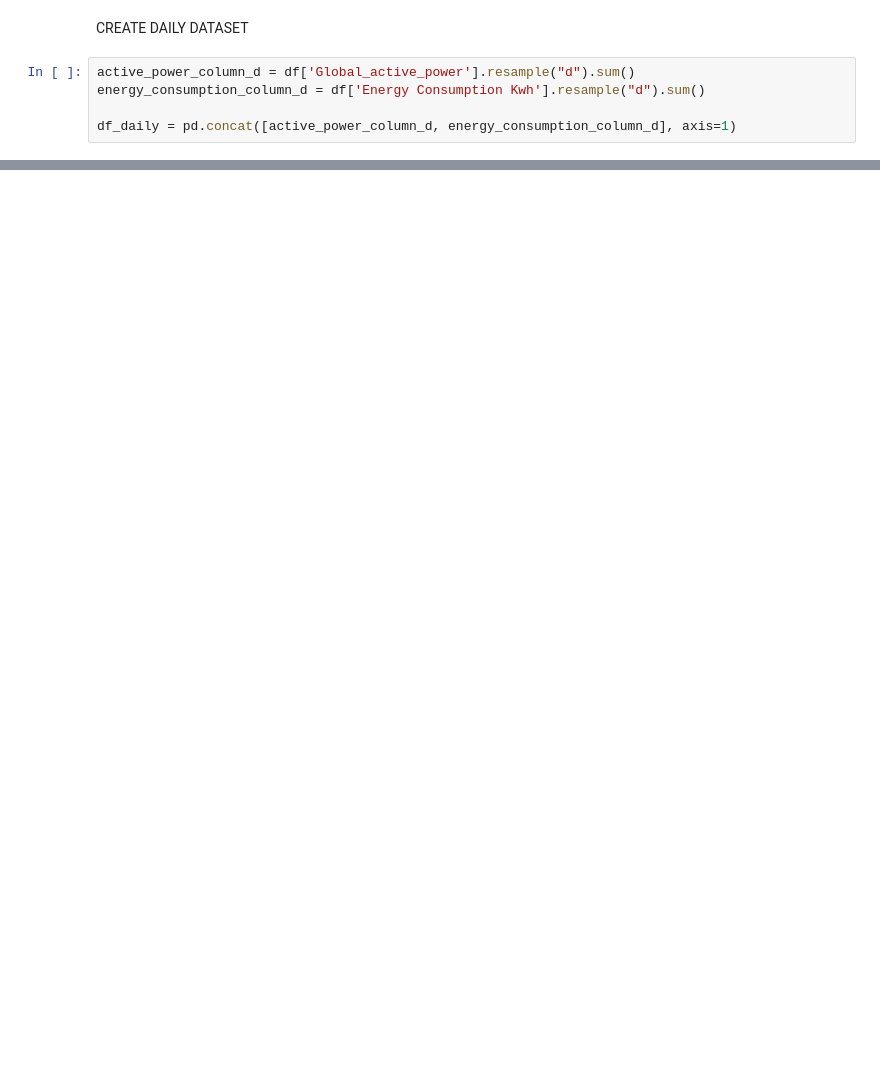
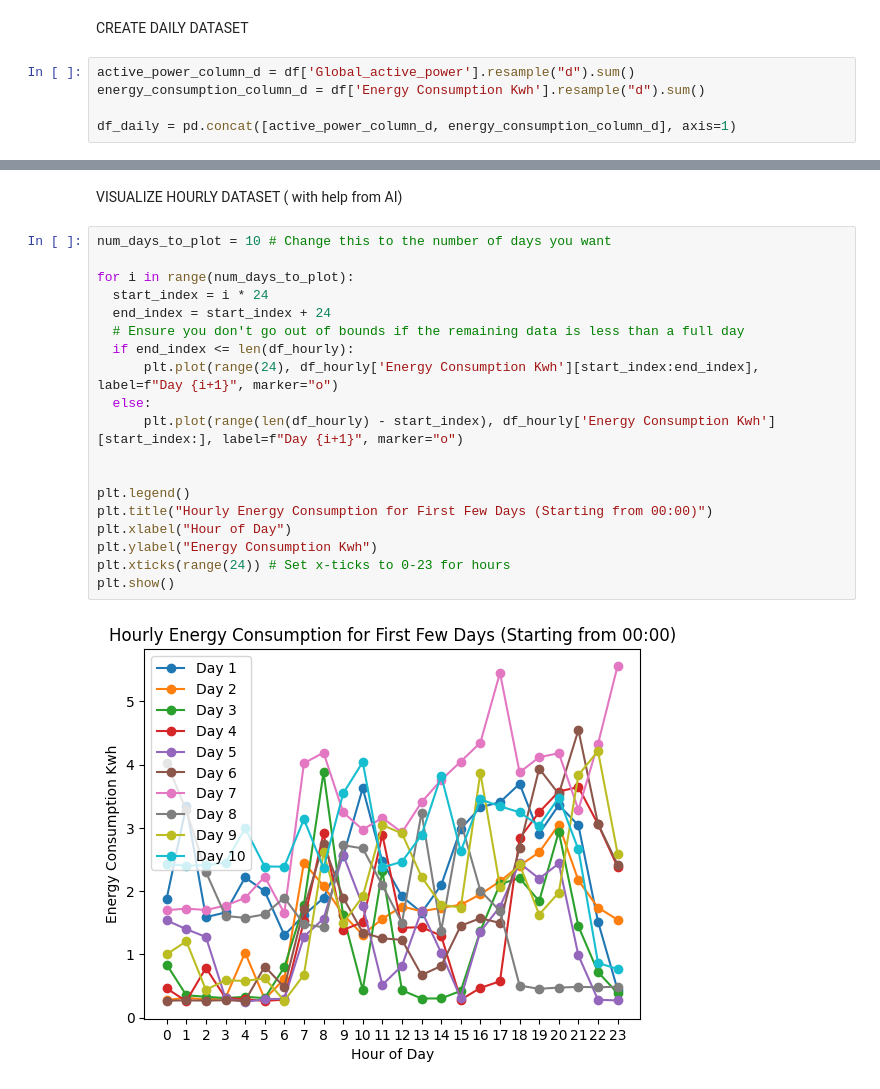
Before and after one commit to ioannisand/houshold_consumption_prediction, a Jupyter notebook: Data_Loading_EDA.ipynb, the cells around one changed output, grey strips where cells are left out. Cells and saved outputs as stored; diff of their text form; blank space fills up the shorter version.

```diff
--- a/Data_Loading_EDA.ipynb
+++ b/Data_Loading_EDA.ipynb
@@ -161,0 +170,23 @@ plt.show()
+# %% [markdown]
+VISUALIZE HOURLY DATASET ( with help from AI)
+# %%
+num_days_to_plot = 10 # Change this to the number of days you want
+
+for i in range(num_days_to_plot):
+  start_index = i * 24
+  end_index = start_index + 24
+  # Ensure you don't go out of bounds if the remaining data is less than a full day
+  if end_index <= len(df_hourly):
+      plt.plot(range(24), df_hourly['Energy Consumption Kwh'][start_index:end_index], label=f"Day {i+1}", marker="o")
+  else:
+      plt.plot(range(len(df_hourly) - start_index), df_hourly['Energy Consumption Kwh'][start_index:], label=f"Day {i+1}", marker="o")
+
+
+plt.legend()
+plt.title("Hourly Energy Consumption for First Few Days (Starting from 00:00)")
+plt.xlabel("Hour of Day")
+plt.ylabel("Energy Consumption Kwh")
+plt.xticks(range(24)) # Set x-ticks to 0-23 for hours
+plt.show()
+# %% [output]
+[figure, added]
```
Also changed, not shown: parts of 14 cells of this notebook.
